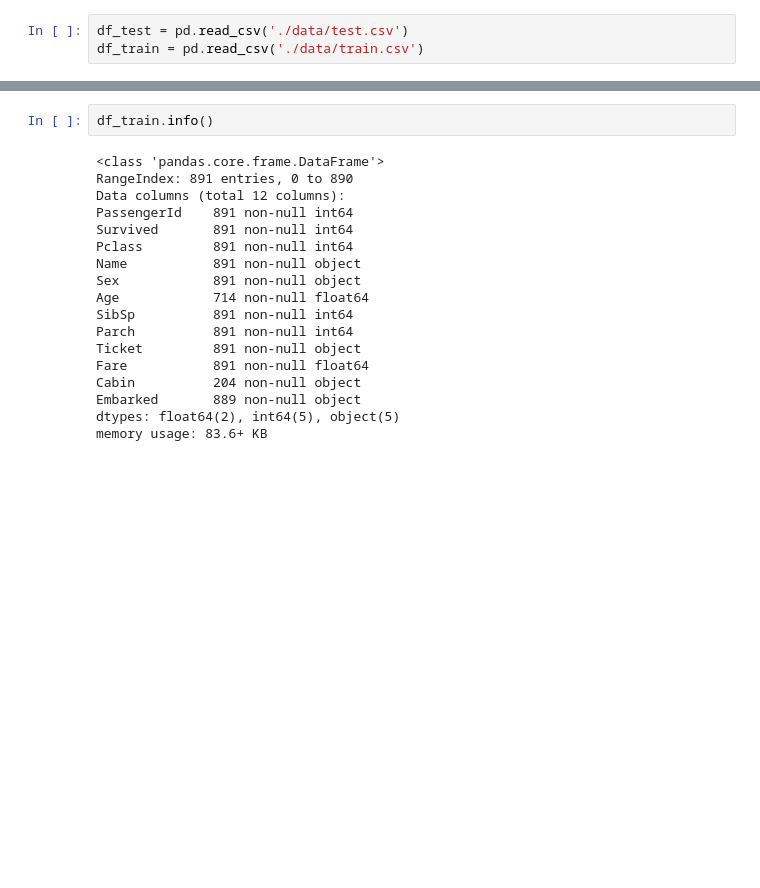
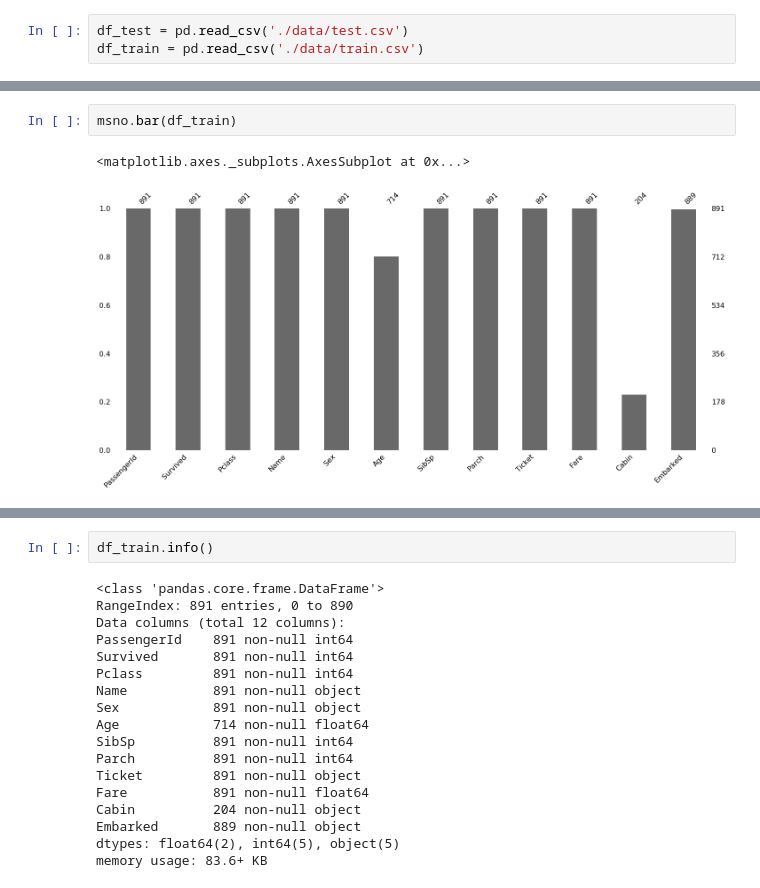
Before and after one commit to satrojan/Titanic, a Jupyter notebook: Titanic.ipynb, the cells around one changed output, grey strips where cells are left out. Drawn from its saved outputs; the diff is of its cells as text; blank space fills up the shorter version.

```diff
--- a/Titanic.ipynb
+++ b/Titanic.ipynb
@@ -20,3 +26,8 @@ df_train = pd.read_csv('./data/train.csv')
+# %%
+msno.bar(df_train)
+# %% [output]
+<matplotlib.axes._subplots.AxesSubplot at 0x...>
+[figure, added]
 # %%
 df_test.info()
 # %% [output]
```
Also changed, not shown: parts of 36 cells of this notebook.
